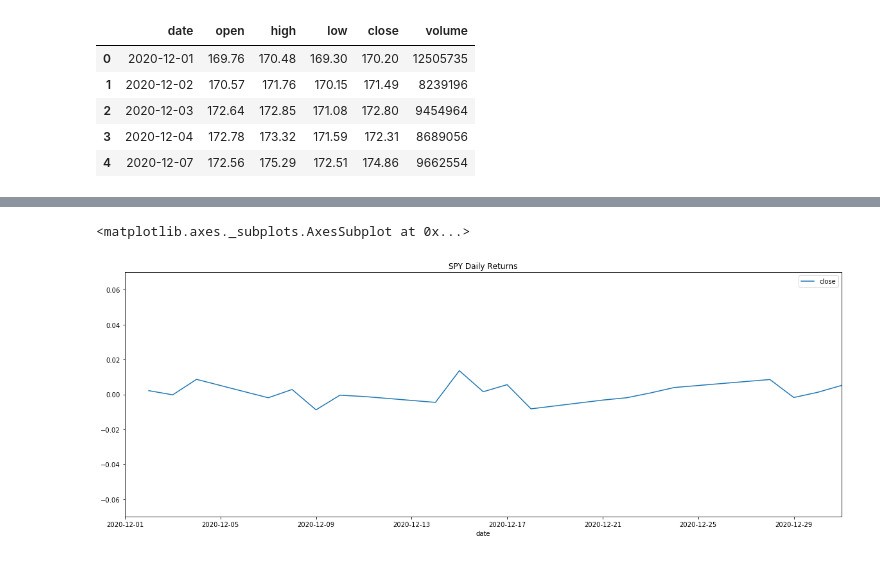
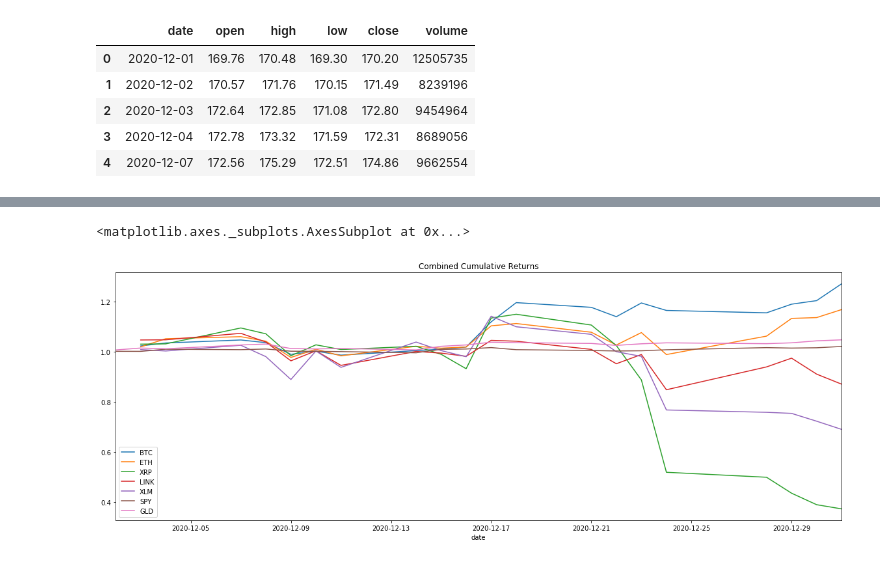
Before and after one commit to nospmah/fintech.group_project, a Jupyter notebook: notebooks/brian_working_2.ipynb, the cells around one changed output, grey strips where cells are left out. Cells and saved outputs as stored; diff of their text form; code cells hidden in the pictures.

```diff
--- a/notebooks/brian_working_2.ipynb
+++ b/notebooks/brian_working_2.ipynb
@@ -100,7 +162,10 @@ gld_returns_df.head()
+# %%
+combined_cumulative_returns = (1 + combined_daily_returns).cumprod()
+combined_cumulative_returns.plot(title='Combined Cumulative Returns', figsize=(20,7), fontsize=10, legend=True)
+# %% [output]
+<matplotlib.axes._subplots.AxesSubplot at 0x...>
+[figure, added]
 # %%
 # Plot using Pandas
-spy_returns_df.plot(title='SPY Daily Returns', figsize=(20,7), fontsize=10, ylim=(-.07,.07), legend=True)
+# spy_returns_df.plot(title='SPY Daily Returns', figsize=(20,7), fontsize=10, ylim=(-.07,.07), legend=True)
-# %% [output]
-<matplotlib.axes._subplots.AxesSubplot at 0x...>
-[figure, removed]
 # %%
```
Also changed, not shown: parts of 21 cells of this notebook, 2 other files.
